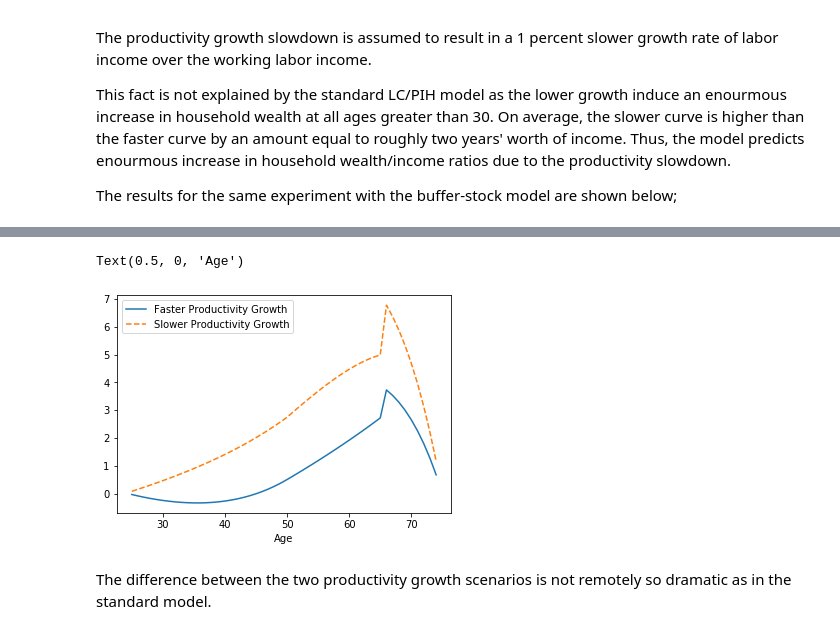
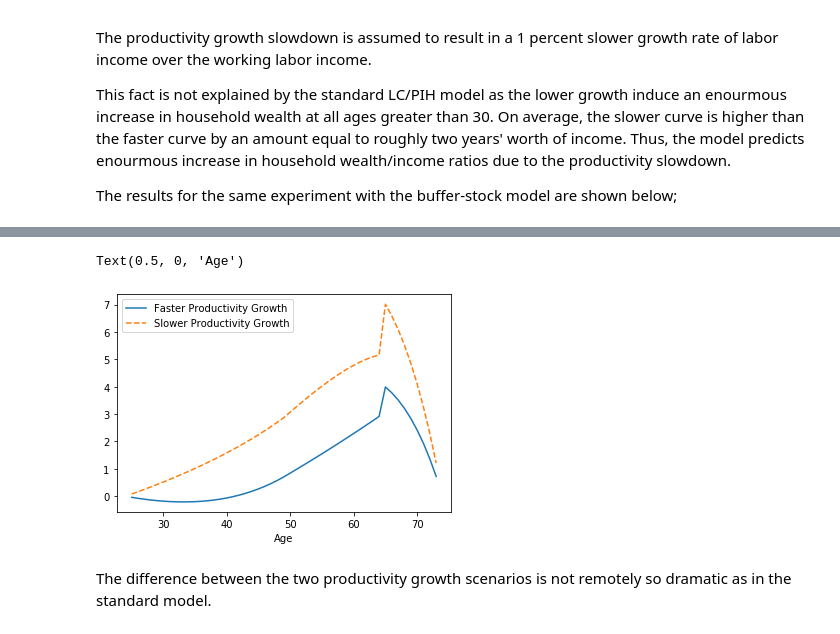
Before and after one commit to ykulu1/project-with-yusuf, a Jupyter notebook: DemARK_BufferStockSaving-Copy1.ipynb, the cells around one changed output, grey strips where cells are left out. Cells and saved outputs as stored; diff of their text form; code cells hidden in the pictures.

```diff
--- a/DemARK_BufferStockSaving-Copy1.ipynb
+++ b/DemARK_BufferStockSaving-Copy1.ipynb
@@ -535,8 +536,8 @@ Lifecycle_Operatives.unpackcFunc()
 Lifecycle_Operatives.timeFwd() #make sure that time is moving forward
 # %%
 #Managers: 3 percent growth from 25~55. 1 percent decline from 55~65.
-
-Params.init_lifecycle['PermGroFac'] = [1] + [1.03]*29 + [0.99]*10 + [0.7] + [1]*9     #Oringinally, [1.01,1.01,1.01,1.01,1.01,1.02,1.02,1.02,1.02,1.02]
+Params.init_lifecycle["pLvlInitMean"]= -0.0296 #This is set to log(1/1.03) since agents receive their first period permanent income with the growth factor considered.
+Params.init_lifecycle['PermGroFac'] = [1.03]*29 + [0.99]*10 + [0.7] + [1]*9     #Oringinally, [1.01,1.01,1.01,1.01,1.01,1.02,1.02,1.02,1.02,1.02]
 
 Lifecycle_Managers = Model.IndShockConsumerType(**Params.init_lifecycle)
 Lifecycle_Managers.cycles = 1 #1 for finite horizon and 0 for infinite horizon
@@ -664,8 +665,8 @@ This fact is not explained by the standard LC/PIH model as the lower growth indu
 The results for the same experiment with the buffer-stock model are shown below;
 # %%
 # Figure VII
-
-Params.init_lifecycle['PermGroFac'] = [1]+[1.025]*24 + [1.01]*15 + [0.7] + [1]*9     #Oringinally, [1.01,1.01,1.01,1.01,1.01,1.02,1.02,1.02,1.02,1.02]
+Params.init_lifecycle["pLvlInitMean"]= -0.0198 #This is set to log(1/1.025) since agents receive their first period permanent income with the growth factor considered.
+Params.init_lifecycle['PermGroFac'] = [1.025]*24 + [1.01]*15 + [0.7] + [1]*9     #Oringinally, [1.01,1.01,1.01,1.01,1.01,1.02,1.02,1.02,1.02,1.02]
 
 Lifecycle_Operatives = Model.IndShockConsumerType(**Params.init_lifecycle)
 Lifecycle_Operatives.cycles = 1 #1 for finite horizon and 0 for infinite horizon
@@ -673,7 +674,8 @@ Lifecycle_Operatives.solve()
 Lifecycle_Operatives.unpackcFunc()
 Lifecycle_Operatives.timeFwd() #make sure that time is moving forward
 
-Params.init_lifecycle['PermGroFac'] = [1] + [1.015]*24 + [1.0]*15 + [0.7] + [1]*9     #Solve for Operatives, 1% lower labor income growth
+Params.init_lifecycle["pLvlInitMean"]= -0.0149 #This is set to log(1/1.015) since agents receive their first period permanent income with the growth factor considered.
+Params.init_lifecycle['PermGroFac'] = [1.015]*24 + [1.0]*15 + [0.7] + [1]*9     #Solve for Operatives, 1% lower labor income growth
 
 Lifecycle_Operatives_Slower = Model.IndShockConsumerType(**Params.init_lifecycle)
 Lifecycle_Operatives_Slower.cycles = 1 #1 for finite horizon and 0 for infinite horizon
@@ -721,7 +723,7 @@ Text(0.5, 0, 'Age')
 from HARK.ConsumptionSaving.ConsIndShockModel import PerfForesightConsumerType
 
 Params.init_lifecycle["CRRA"]= 2.00            # Default coefficient of relative risk aversion (rho)
-Params.init_lifecycle["DiscFac"]= 0.96         # Default intertemporal discount factor (beta)
+Params.init_lifecycle["DiscFac"]= 0.9615         # Default intertemporal discount factor (beta)
 Params.init_lifecycle["PermGroFacAgg"]= 1.02    # Aggregate permanent income growth factor
 Params.init_lifecycle["aNrmInitMean"]= -1000       # Mean of log initial assets
 Params.init_lifecycle["aNrmInitStd"]= 0.0      # Standard deviation of log initial assets
@@ -729,16 +731,17 @@ Params.init_lifecycle["pLvlInitMean"]= 0.0     # Mean of log initial permanent i
 Params.init_lifecycle["pLvlInitStd"]= 0.0      # Standard deviation of log initial permanent income
 Params.init_lifecycle["Rfree"]= 1.08
 
-Params.init_lifecycle['AgentCount'] = 10000                 #Change the number of agents simulated from default 10000 to 1000
+Params.init_lifecycle['AgentCount'] = 1                 #Change the number of agents simulated from default 10000 to 1000
 
-Params.init_lifecycle['PermShkStd'] = [0.1]*40 + [0]*10               #Originally, [0.1,0.2,0.1,0.2,0.1,0.2,0.1,0,0,0]
-Params.init_lifecycle['TranShkStd'] = [0.1]*40 + [0]*10               #Originally, [0.3,0.2,0.1,0.3,0.2,0.1,0.3,0,0,0]
-Params.init_lifecycle['LivPrb']     = [1]*50                 #Originally, [0.99,0.9,0.8,0.7,0.6,0.5,0.4,0.3,0.2,0.1]
-Params.init_lifecycle['T_cycle']    = 50                     #Life starts at age 25 and ends at 75. Originally 10
+Params.init_lifecycle['PermShkStd'] = [0]*49              #Originally, [0.1,0.2,0.1,0.2,0.1,0.2,0.1,0,0,0]
+Params.init_lifecycle['TranShkStd'] = [0]*49               #Originally, [0.3,0.2,0.1,0.3,0.2,0.1,0.3,0,0,0]
+Params.init_lifecycle['LivPrb']     = [1]*49                 #Originally, [0.99,0.9,0.8,0.7,0.6,0.5,0.4,0.3,0.2,0.1]
+Params.init_lifecycle['T_cycle']    = 49                     #Life starts at age 25 and ends at 75. Originally 10
 Params.init_lifecycle['T_retire']   = 40                    #Agents retire at age 65. Originally 7
 Params.init_lifecycle['T_age']      = 50                    #Make sure that old people die at terminal age and don't turn into newborns! Originally 11
 
-Params.init_lifecycle['PermGroFac'] = [1] + [1.025]*24 + [1.01]*15 + [0.7] + [1]*9     #Oringinally, [1.01,1.01,1.01,1.01,1.01,1.02,1.02,1.02,1.02,1.02]
+Params.init_lifecycle["pLvlInitMean"]= -0.0198
+Params.init_lifecycle['PermGroFac'] = [1.025]*24 + [1.01]*15 + [0.7] + [1]*9     #Oringinally, [1.01,1.01,1.01,1.01,1.01,1.02,1.02,1.02,1.02,1.02]
 
 Lifecycle_Operatives_PF = Model.PerfForesightConsumerType(**Params.init_lifecycle)
 Lifecycle_Operatives_PF.cycles = 1 #1 for finite horizon and 0 for infinite horizon
@@ -746,7 +749,8 @@ Lifecycle_Operatives_PF.solve()
 Lifecycle_Operatives_PF.unpackcFunc()
 Lifecycle_Operatives_PF.timeFwd() #make sure that time is moving forward
 
-Params.init_lifecycle['PermGroFac'] = [1] + [1.015]*24 + [1.00]*15 + [0.7] + [1]*9     #Oringinally, [1.01,1.01,1.01,1.01,1.01,1.02,1.02,1.02,1.02,1.02]
+Params.init_lifecycle["pLvlInitMean"]= -0.0149
+Params.init_lifecycle['PermGroFac'] = [1.015]*24 + [1.00]*15 + [0.7] + [1]*9     #Oringinally, [1.01,1.01,1.01,1.01,1.01,1.02,1.02,1.02,1.02,1.02]
 
 Lifecycle_Operatives_PF_Slow = Model.PerfForesightConsumerType(**Params.init_lifecycle)
 Lifecycle_Operatives_PF_Slow.cycles = 1 #1 for finite horizon and 0 for infinite horizon
@@ -755,13 +759,13 @@ Lifecycle_Operatives_PF_Slow.unpackcFunc()
 Lifecycle_Operatives_PF_Slow.timeFwd() #make sure that time is moving forward
 # %%
 if do_simulation:
-    Lifecycle_Operatives_PF.T_sim = 50 #simulate Lifecycle_Unskilled.T_sim periods for 10000(default) agents
+    Lifecycle_Operatives_PF.T_sim = 49 #simulate Lifecycle_Unskilled.T_sim periods for 10000(default) agents
     Lifecycle_Operatives_PF.track_vars = ['aNrmNow','mNrmNow','cNrmNow','pLvlNow','t_age'] #track these variables
     Lifecycle_Operatives_PF.initializeSim()
     Lifecycle_Operatives_PF.simulate()
 
 if do_simulation:
-    Lifecycle_Operatives_PF_Slow.T_sim = 50 #simulate Lifecycle_Unskilled.T_sim periods for 10000(default) agents
+    Lifecycle_Operatives_PF_Slow.T_sim = 49 #simulate Lifecycle_Unskilled.T_sim periods for 10000(default) agents
     Lifecycle_Operatives_PF_Slow.track_vars = ['aNrmNow','mNrmNow','cNrmNow','pLvlNow','t_age'] #track these variables
     Lifecycle_Operatives_PF_Slow.initializeSim()
     Lifecycle_Operatives_PF_Slow.simulate()
@@ -773,21 +777,19 @@ raw_data = {'T_age': Lifecycle_Operatives_PF.t_age_hist.flatten()+24, #add 24 to
 #Make the simulated results into a dataset
 
 Data = pd.DataFrame(raw_data) #make the raw data into a formal dataset
-
 Data['W_Y_PF'] = Data.aNrmNow_Operatives
 Data['W_Y_PF_Slow'] = Data.aNrmNow_Operatives_Slow
-AgeMeans = Data.groupby(['T_age']).median().reset_index() # Group the dataset by T_age and get the median.
 # %%
 plt.figure()
 
-plt.plot(AgeMeans.T_age, AgeMeans.W_Y_PF,label='Faster Productivity Growth')
-plt.plot(AgeMeans.T_age, AgeMeans.W_Y_PF_Slow,label='Slower Productivity Growth',linestyle='--')
+plt.plot(Data.T_age, Data.W_Y_PF,label='Faster Productivity Growth')
+plt.plot(Data.T_age, Data.W_Y_PF_Slow,label='Slower Productivity Growth',linestyle='--')
 
 plt.legend()
 plt.xlabel('Age')
 # %% [output]
 Text(0.5, 0, 'Age')
-[figure, old version]
+[figure, new version]
 # %% [markdown]
 The difference between the two productivity growth scenarios is not remotely so dramatic as in the standard model.
 # %% [markdown]
```
Also changed, not shown: parts of 7 cells of this notebook, 11 other files.
